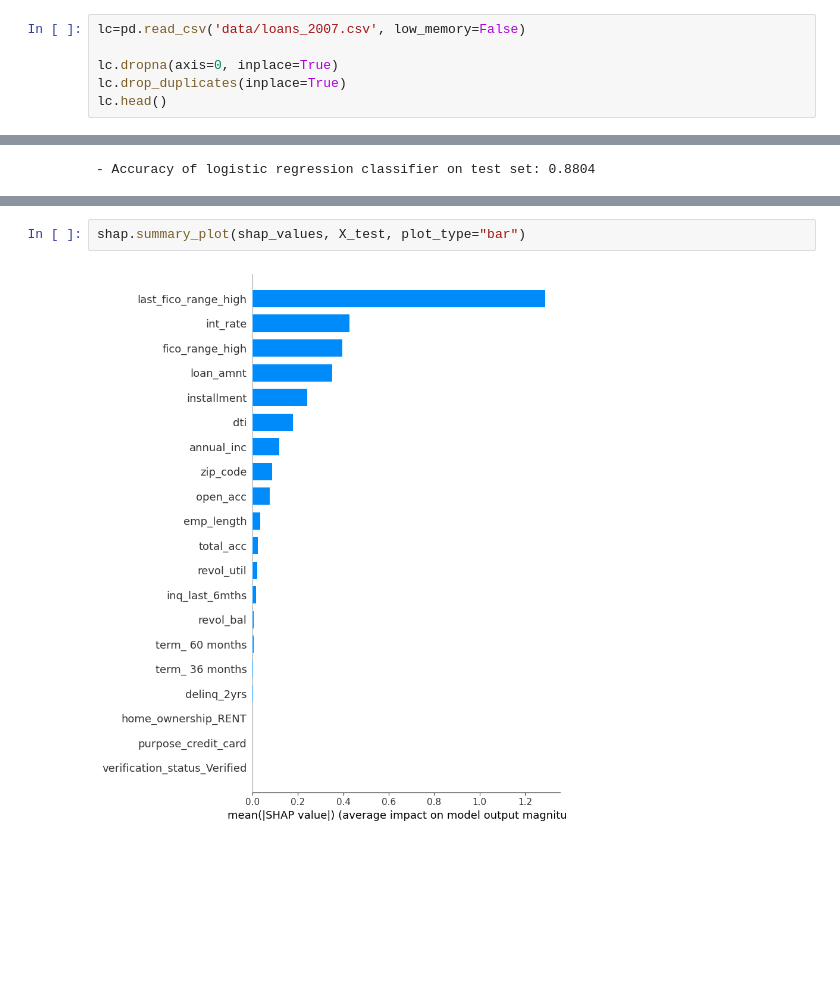
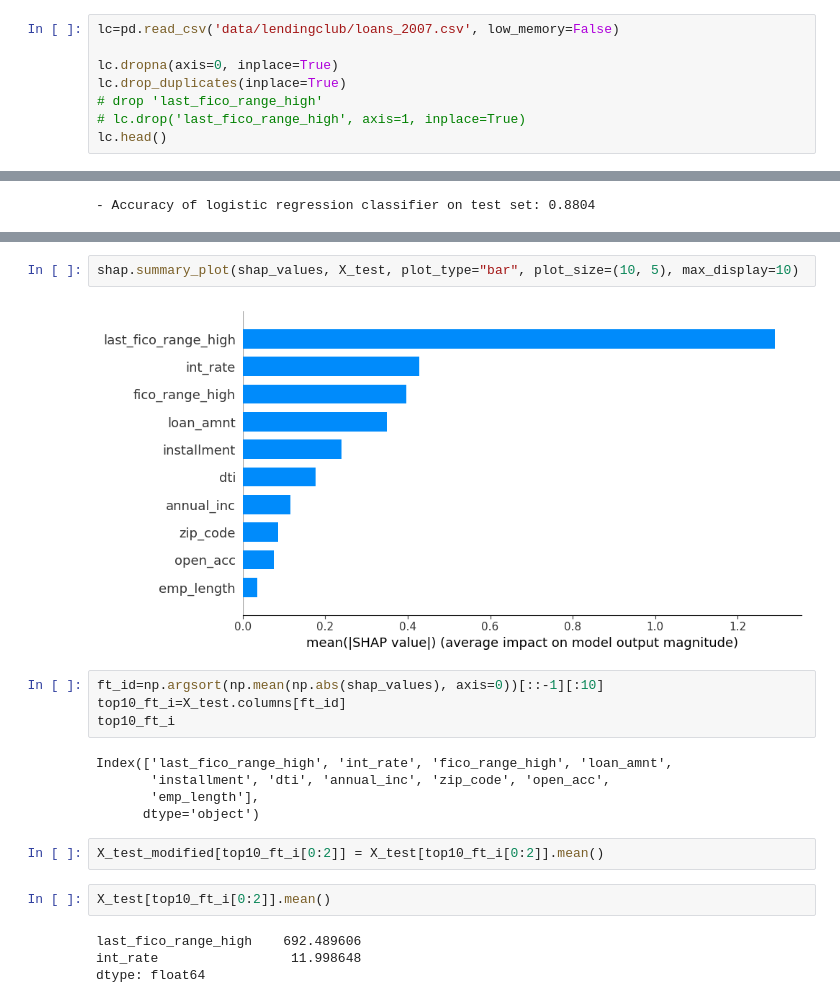
Before and after one commit to nthng-quan/t2mt2d-intro-to-ml, a Jupyter notebook: shap.ipynb, the cells around one changed output, grey strips where cells are left out. Cells and saved outputs as stored; diff of their text form; blank space fills up the shorter version.

```diff
--- a/shap.ipynb
+++ b/shap.ipynb
@@ -209,8 +167,10 @@ AssertionError: The shape of the shap_values matrix does not match the shape of
 # %%
-lc=pd.read_csv('data/loans_2007.csv', low_memory=False)
+lc=pd.read_csv('data/lendingclub/loans_2007.csv', low_memory=False)
 
 lc.dropna(axis=0, inplace=True)
 lc.drop_duplicates(inplace=True)
+# drop 'last_fico_range_high'
+# lc.drop('last_fico_range_high', axis=1, inplace=True)
 lc.head()
 # %% [output]
 |  | loan_amnt | int_rate | installment | emp_length | annual_inc | loan_status | zip_code | dti | delinq_2yrs | ... |
@@ -244,4 +204,21 @@ No data for colormapping provided via 'c'. Parameters 'vmin', 'vmax' will be ign
 # %%
-shap.summary_plot(shap_values, X_test, plot_type="bar")
+shap.summary_plot(shap_values, X_test, plot_type="bar", plot_size=(10, 5), max_display=10)
 # %% [output]
-[figure, old version]
+[figure, new version]
+# %%
+ft_id=np.argsort(np.mean(np.abs(shap_values), axis=0))[::-1][:10]
+top10_ft_i=X_test.columns[ft_id]
+top10_ft_i
+# %% [output]
+Index(['last_fico_range_high', 'int_rate', 'fico_range_high', 'loan_amnt',
+       'installment', 'dti', 'annual_inc', 'zip_code', 'open_acc',
+       'emp_length'],
+      dtype='object')
+# %%
+X_test_modified[top10_ft_i[0:2]] = X_test[top10_ft_i[0:2]].mean()
+# %%
+X_test[top10_ft_i[0:2]].mean()
+# %% [output]
+last_fico_range_high    692.489606
+int_rate                 11.998648
+dtype: float64
```
Also changed, not shown: parts of 20 cells of this notebook, 3 other files.
